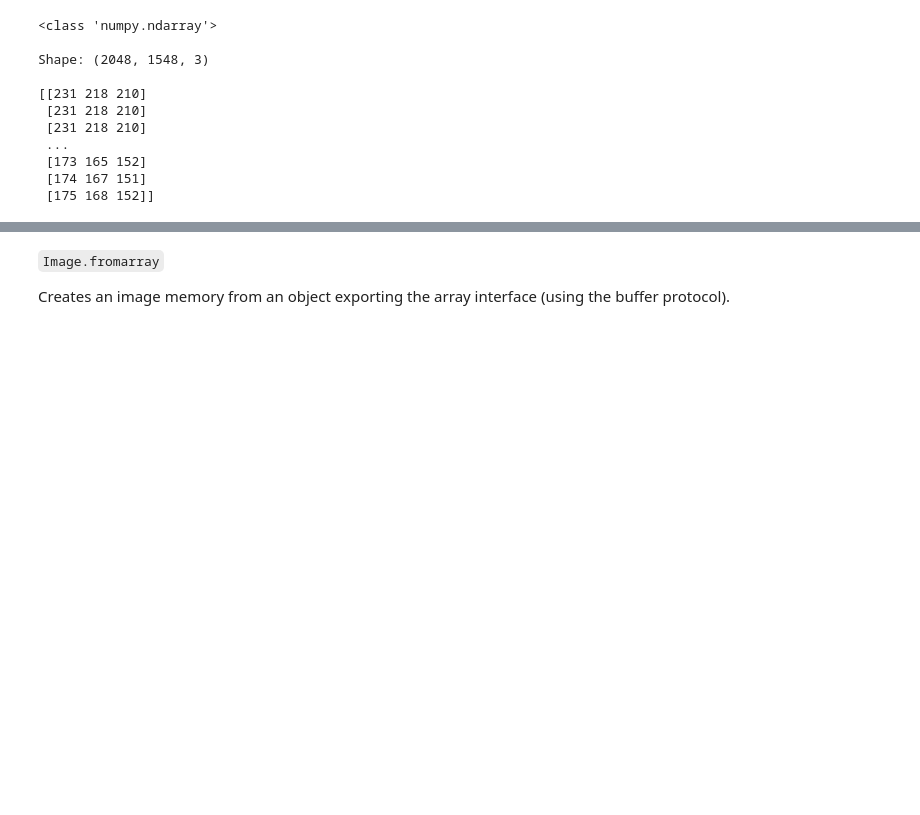
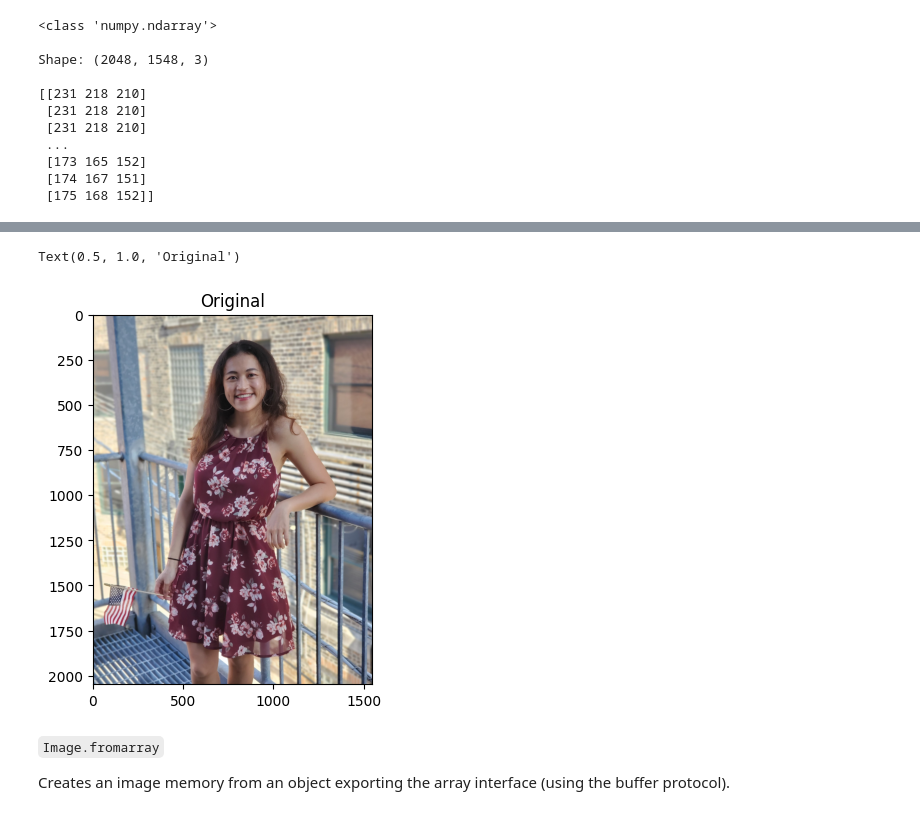
Before and after one commit to kellychin79/image_clustering, a Jupyter notebook: image_stylized_recoloring.ipynb, the cells around one changed output, grey strips where cells are left out. Cells and saved outputs as stored; diff of their text form; code cells hidden in the pictures; blank space fills up the shorter version.

```diff
--- a/image_stylized_recoloring.ipynb
+++ b/image_stylized_recoloring.ipynb
@@ -72,3 +68,9 @@ imshow(arr)
+# %%
+imshow(arr)
+plt.title('Original')
+# %% [output]
+Text(0.5, 1.0, 'Original')
+[figure, added]
 # %% [markdown]
 `Image.fromarray`
 
```
Also changed, not shown: parts of 47 cells of this notebook, 2 other files.
